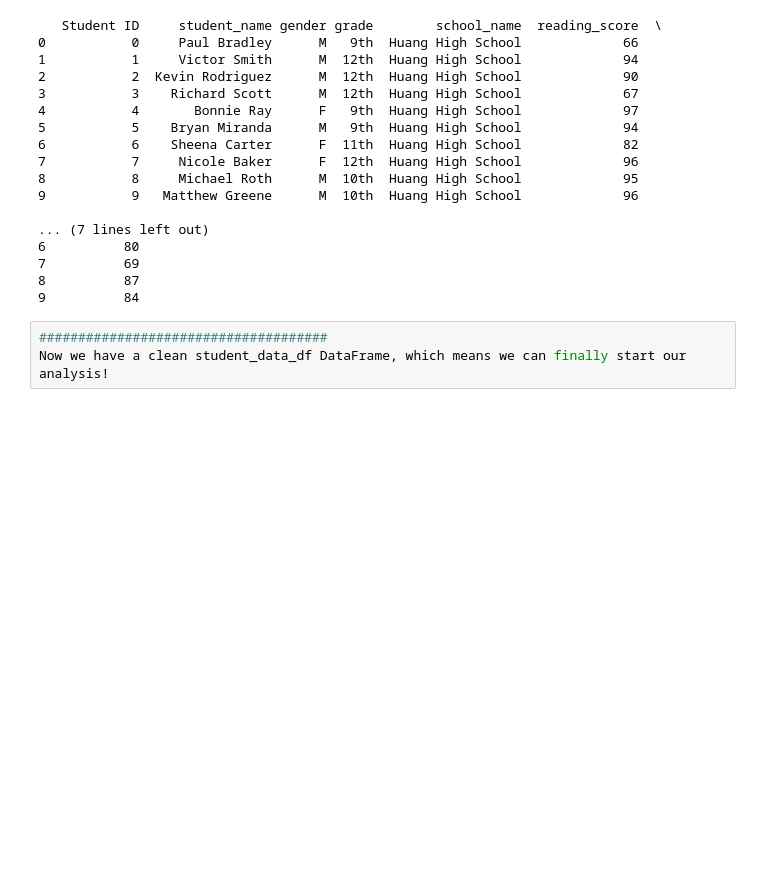
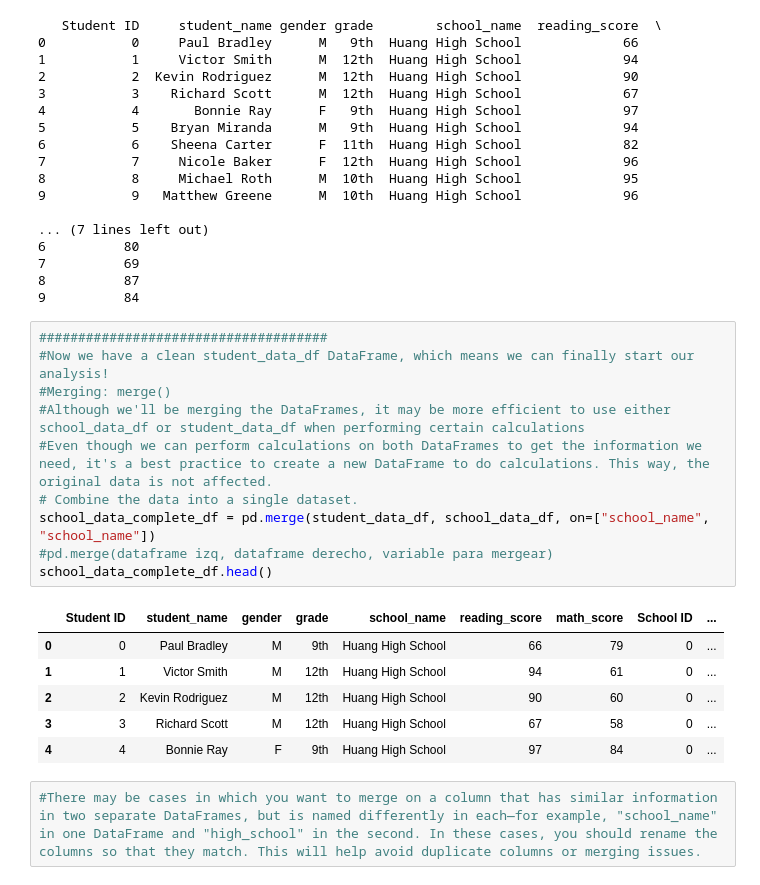
Before and after one commit to karen-trena/School_District_Analysis, a Jupyter notebook: PyCitySchools.ipynb, the cells around one changed output. Cells and saved outputs as stored; diff of their text form; blank space fills up the shorter version.

```diff
--- a/PyCitySchools.ipynb
+++ b/PyCitySchools.ipynb
@@ -238,6 +238,22 @@ print(student_data_df.head(10))
 7          69
 8          87
 9          84
-# %%
-#####################################
-Now we have a clean student_data_df DataFrame, which means we can finally start our analysis!
+# %%
+#####################################
+#Now we have a clean student_data_df DataFrame, which means we can finally start our analysis!
+#Merging: merge()
+#Although we'll be merging the DataFrames, it may be more efficient to use either school_data_df or student_data_df when performing certain calculations
+#Even though we can perform calculations on both DataFrames to get the information we need, it's a best practice to create a new DataFrame to do calculations. This way, the original data is not affected.
+# Combine the data into a single dataset.
+school_data_complete_df = pd.merge(student_data_df, school_data_df, on=["school_name", "school_name"])
+#pd.merge(dataframe izq, dataframe derecho, variable para mergear)
+school_data_complete_df.head()
+# %% [output]
+|  | Student ID | student_name | gender | grade | school_name | reading_score | math_score | School ID | ... |
+| 0 | 0 | Paul Bradley | M | 9th | Huang High School | 66 | 79 | 0 | ... |
+| 1 | 1 | Victor Smith | M | 12th | Huang High School | 94 | 61 | 0 | ... |
+| 2 | 2 | Kevin Rodriguez | M | 12th | Huang High School | 90 | 60 | 0 | ... |
+| 3 | 3 | Richard Scott | M | 12th | Huang High School | 67 | 58 | 0 | ... |
+| 4 | 4 | Bonnie Ray | F | 9th | Huang High School | 97 | 84 | 0 | ... |
+# %%
+#There may be cases in which you want to merge on a column that has similar information in two separate DataFrames, but is named differently in each—for example, "school_name" in one DataFrame and "high_school" in the second. In these cases, you should rename the columns so that they match. This will help avoid duplicate columns or merging issues.
```
Also changed, not shown: parts of 32 cells of this notebook, 2 other files.
